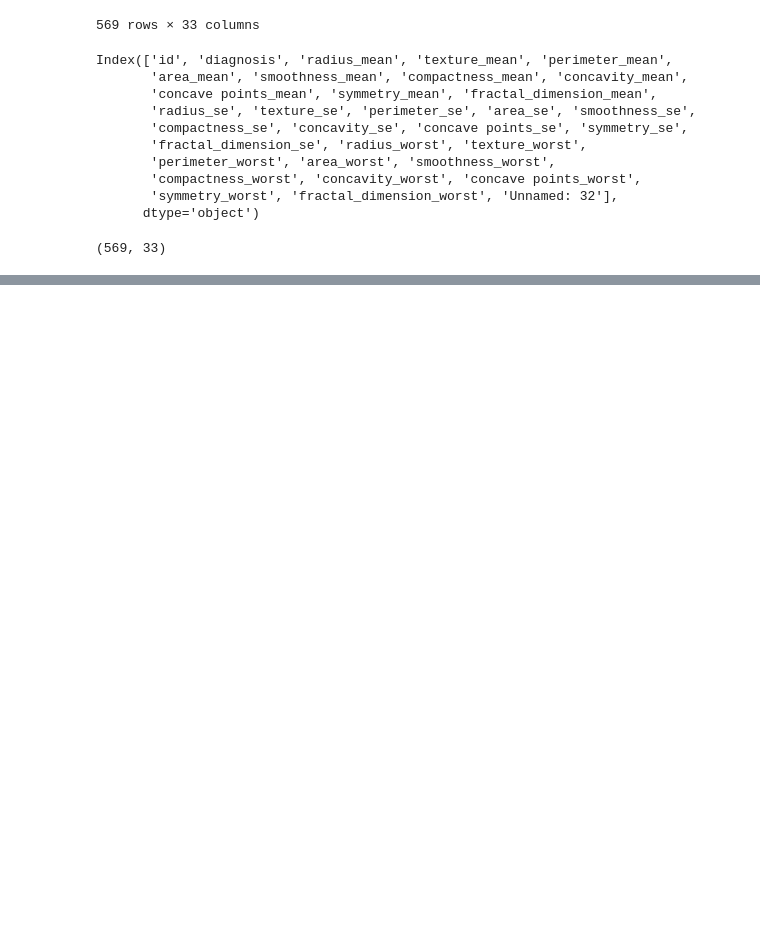
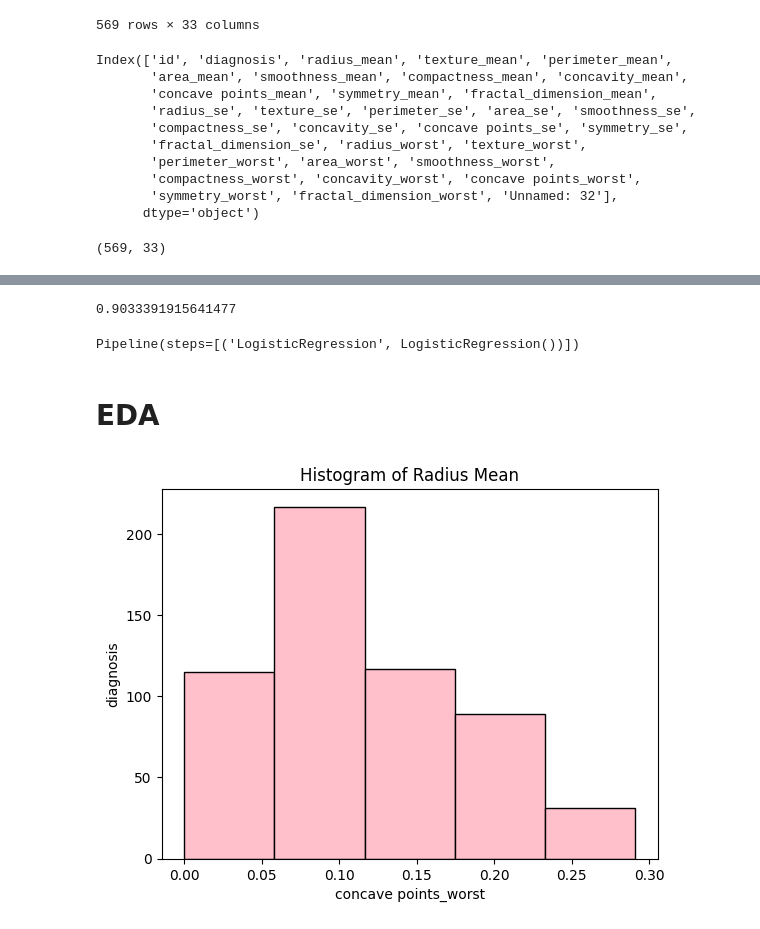
Before and after one commit to shrutikakadam2511/Breast_Cancer_Analysis, a Jupyter notebook: preprocessing.ipynb, the cells around one changed output, grey strips where cells are left out. Drawn from its saved outputs; the diff is of its cells as text; code cells hidden in the pictures; blank space fills up the shorter version.

```diff
--- a/preprocessing.ipynb
+++ b/preprocessing.ipynb
@@ -3,5 +3,5 @@ import numpy as np
 import pandas as pd
 import matplotlib.pyplot as plt
 # %%
-ds = pd.read_csv("data.csv")
+df= pd.read_csv("data.csv")
 # %%
@@ -39,0 +56,5 @@ ds.shape
+# %%
+from sklearn.preprocessing import LabelEncoder
+le = LabelEncoder()
+df['diagnosis'] = le.fit_transform(df['diagnosis'])
+le
@@ -39,0 +103,10 @@ ds.shape
+# %%
+df = df[['id', 'diagnosis', 'radius_mean', 'texture_mean', 'perimeter_mean',
+       'area_mean', 'smoothness_mean', 'compactness_mean', 'concavity_mean',
+       'concave points_mean', 'symmetry_mean', 'fractal_dimension_mean',
+       'radius_se', 'texture_se', 'perimeter_se', 'area_se', 'smoothness_se',
+       'compactness_se', 'concavity_se', 'concave points_se', 'symmetry_se',
+       'fractal_dimension_se', 'radius_worst', 'texture_worst',
+       'perimeter_worst', 'area_worst', 'smoothness_worst',
+       'compactness_worst', 'concavity_worst', 'concave points_worst',
+       'symmetry_worst', 'fractal_dimension_worst']]
@@ -39,0 +176,25 @@ ds.shape
+# %%
+from sklearn.metrics import accuracy_score
+X_predict = model.predict(X)
+training_data_accuracy = accuracy_score(y , X_predict)
+print( training_data_accuracy )
+# %% [output]
+0.9033391915641477
+# %%
+from sklearn.pipeline import Pipeline
+Pipe = Pipeline([
+    ('LogisticRegression',model)
+])
+Pipe
+# %% [output]
+Pipeline(steps=[('LogisticRegression', LogisticRegression())])
+# %% [markdown]
+# EDA
+# %%
+plt.hist(df['concave points_worst'], bins=5, color='pink', edgecolor='black')
+plt.title('Histogram of Radius Mean')
+plt.xlabel('concave points_worst')
+plt.ylabel('diagnosis')
+plt.show()
+# %% [output]
+[figure, added]
```
Also changed, not shown: parts of 26 cells of this notebook.
